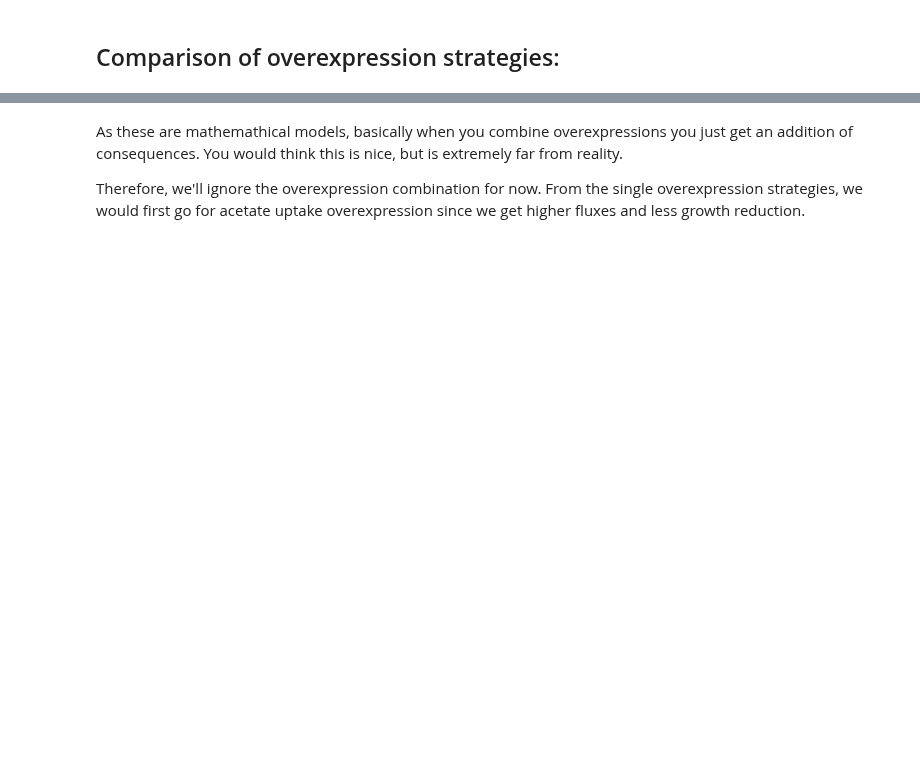
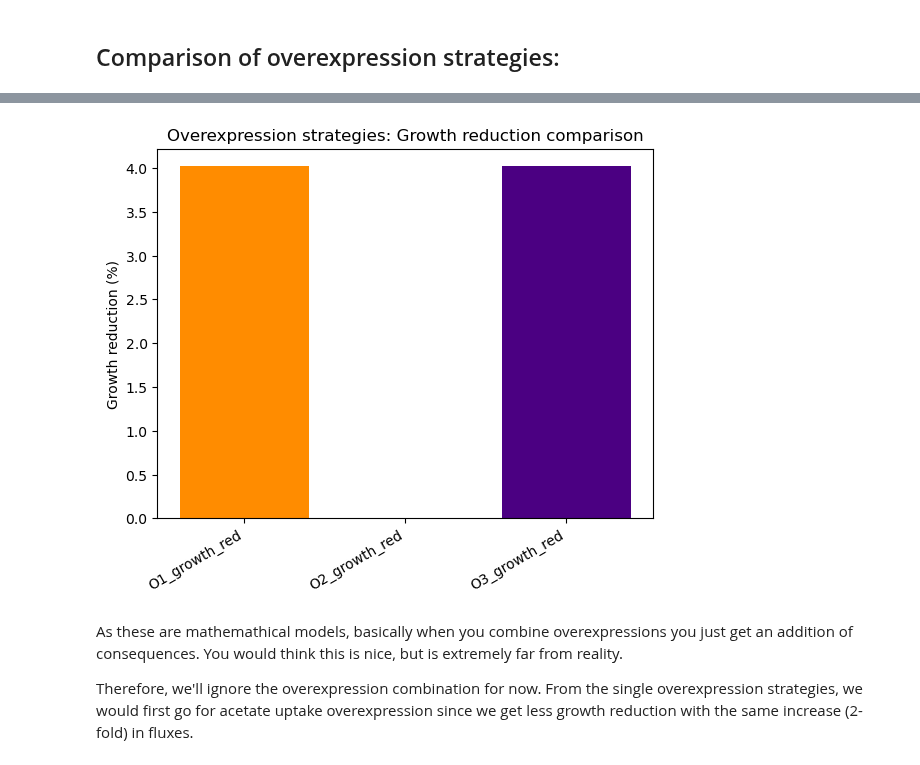
Before and after one commit to 27410/group-assingment-team-3, a Jupyter notebook: 03_Overexpression.ipynb, the cells around one changed output, grey strips where cells are left out. Saved outputs shown, nothing was run; the diff lists cells and outputs as text; code cells hidden in the pictures; blank space fills up the shorter version.

```diff
--- a/03_Overexpression.ipynb
+++ b/03_Overexpression.ipynb
@@ -221,4 +249,19 @@ plt.show()
+# %%
+Overexpressions = ["O1_growth_red", "O2_growth_red", "O3_growth_red"]
+Growth_reds = [O1_growth_red, O2_growth_red, O3_growth_red]
+colors = ('darkorange', 'lightseagreen', 'indigo')
+
+plt.bar(Overexpressions, Growth_reds, color=colors)
+
+plt.ylabel('Growth reduction (%)')
+plt.title('Overexpression strategies: Growth reduction comparison')
+x_positions = range(len(Overexpressions))
+plt.xticks(x_positions, Overexpressions, rotation=30, ha='right')
+
+plt.show()
+# %% [output]
+[figure, added]
 # %% [markdown]
 As these are mathemathical models, basically when you combine overexpressions you just get an addition of consequences. You would think this is nice, but is extremely far from reality.
 
-Therefore, we'll ignore the overexpression combination for now. From the single overexpression strategies, we would first go for acetate uptake overexpression since we get higher fluxes and less growth reduction.
+Therefore, we'll ignore the overexpression combination for now. From the single overexpression strategies, we would first go for acetate uptake overexpression since we get less growth reduction with the same increase (2-fold) in fluxes.
```
Also changed, not shown: parts of 8 cells of this notebook, 1 other file.
